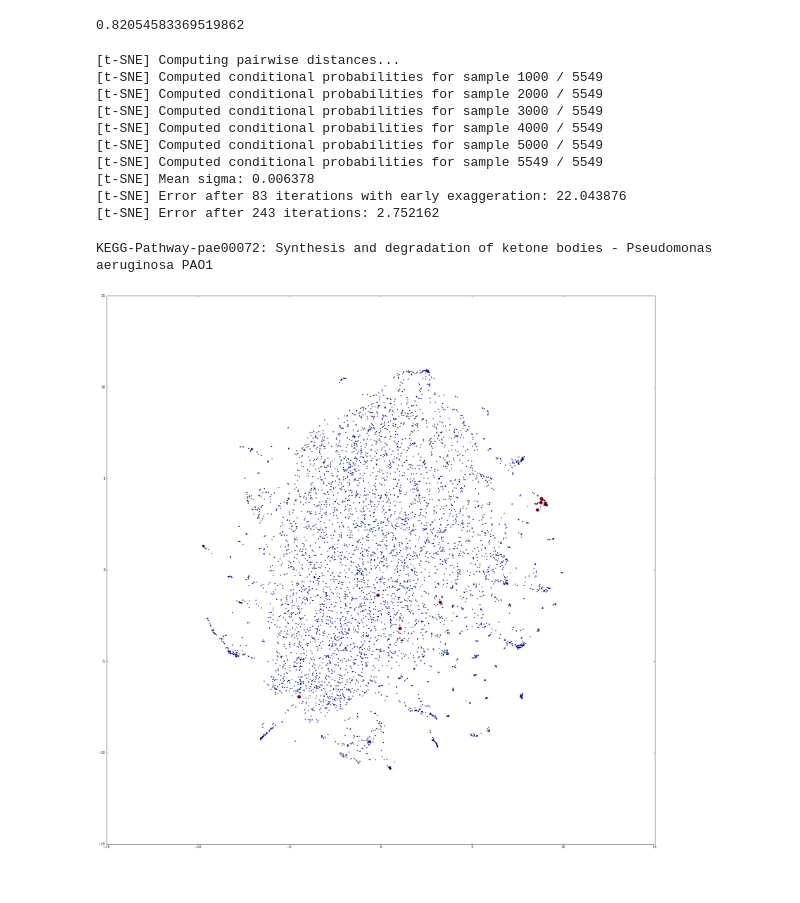
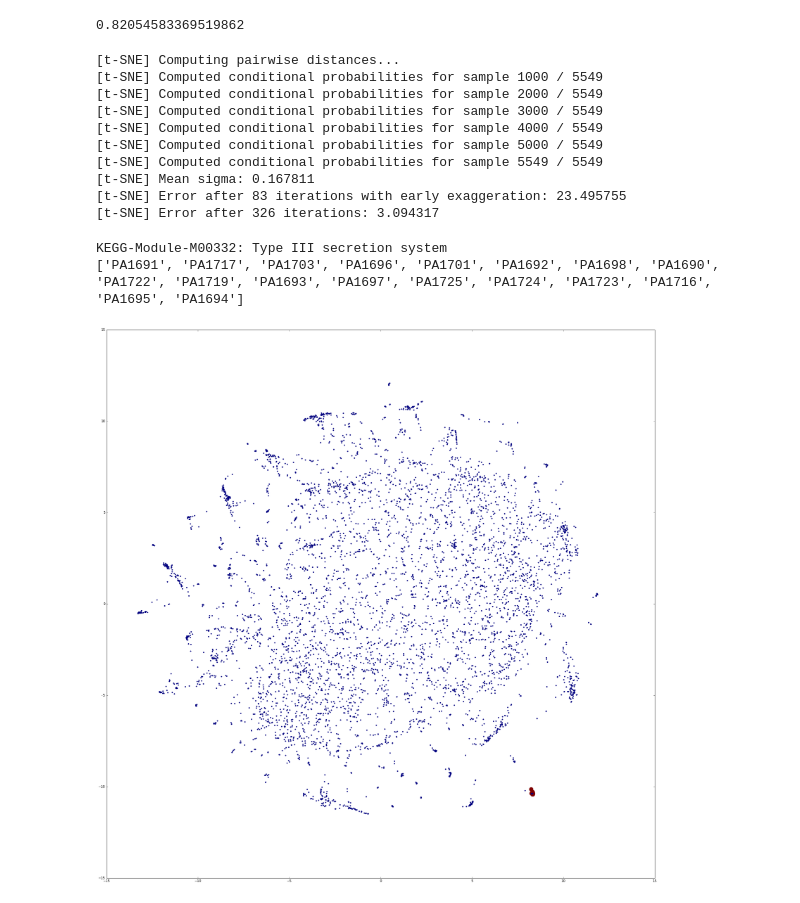
Before and after one commit to Thru-Echoes/structure-gene-discovery, a Jupyter notebook: pseudomonas/pseudomonas.ipynb, the cells around one changed output. Cells and saved outputs as stored; diff of their text form; code cells hidden in the pictures.

Commit message:
pseudomonas similarity

```diff
--- a/pseudomonas/pseudomonas.ipynb
+++ b/pseudomonas/pseudomonas.ipynb
@@ -193,7 +193,7 @@ lm.score(pcs, preprocessing.scale(adage_w.transpose()))
 0.82054583369519862
 # %%
 from sklearn import manifold
-sne = manifold.TSNE(n_components = 2, random_state=0, verbose = 1)
+sne = manifold.TSNE(n_components = 2, random_state=0, verbose = 1, metric = "cosine", perplexity = 15)
 sne_fit = sne.fit_transform(w.transpose())
 # %% [output]
 [t-SNE] Computing pairwise distances...
@@ -203,16 +203,19 @@ sne_fit = sne.fit_transform(w.transpose())
 [t-SNE] Computed conditional probabilities for sample 4000 / 5549
 [t-SNE] Computed conditional probabilities for sample 5000 / 5549
 [t-SNE] Computed conditional probabilities for sample 5549 / 5549
-[t-SNE] Mean sigma: 0.006378
-[t-SNE] Error after 83 iterations with early exaggeration: 22.043876
-[t-SNE] Error after 243 iterations: 2.752162
+[t-SNE] Mean sigma: 0.167811
+[t-SNE] Error after 83 iterations with early exaggeration: 23.495755
+[t-SNE] Error after 326 iterations: 3.094317
 # %%
-i = 0
+i = 114
 print KEGG.index[i]
+print KEGG_list[i]
 fig,axes = plt.subplots(1)
 fig.set_size_inches(30, 30)
-plt.scatter(sne_fit[:,0], sne_fit[:,1], c = 1 + 5 * kegg_matrix[i,:], s = 10 + 100 * kegg_matrix[i,:], edgecolors='none')
+bool = np.array([x in KEGG_list[i] for x in raw.columns])
+plt.scatter(sne_fit[:,0], sne_fit[:,1], c = 1 + bool, s = 15 + 150 * bool, edgecolors='none')
 plt.show()
 # %% [output]
-KEGG-Pathway-pae00072: Synthesis and degradation of ketone bodies - Pseudomonas aeruginosa PAO1
+KEGG-Module-M00332: Type III secretion system
+['PA1691', 'PA1717', 'PA1703', 'PA1696', 'PA1701', 'PA1692', 'PA1698', 'PA1690', 'PA1722', 'PA1719', 'PA1693', 'PA1697', 'PA1725', 'PA1724', 'PA1723', 'PA1716', 'PA1695', 'PA1694']
-[figure, old version]
+[figure, new version]
```
Also changed, not shown: parts of 6 cells of this notebook.
